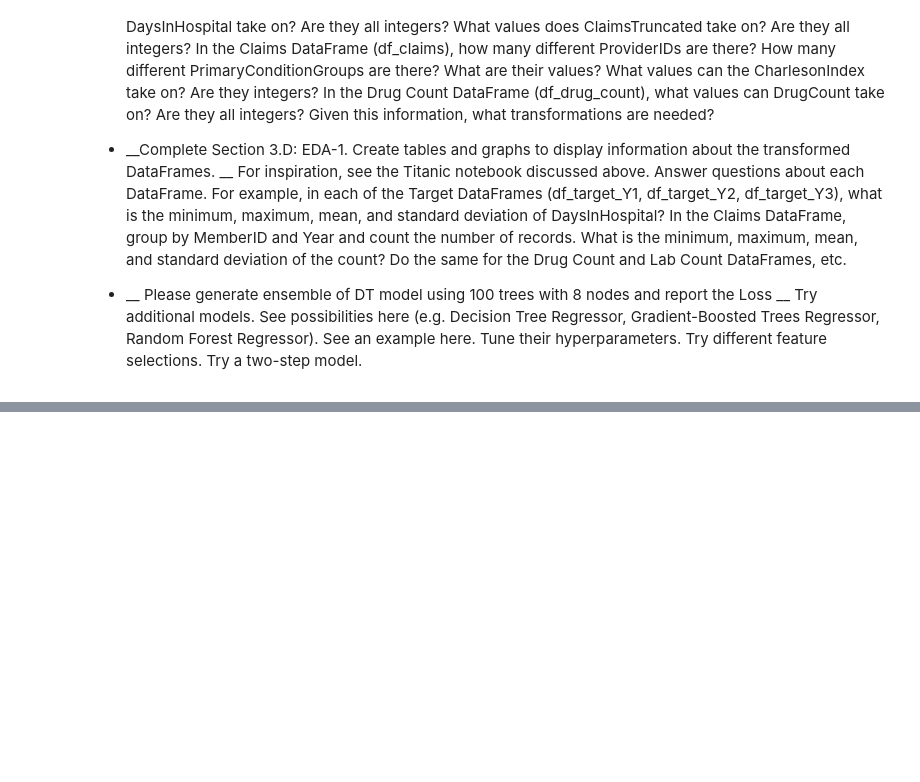
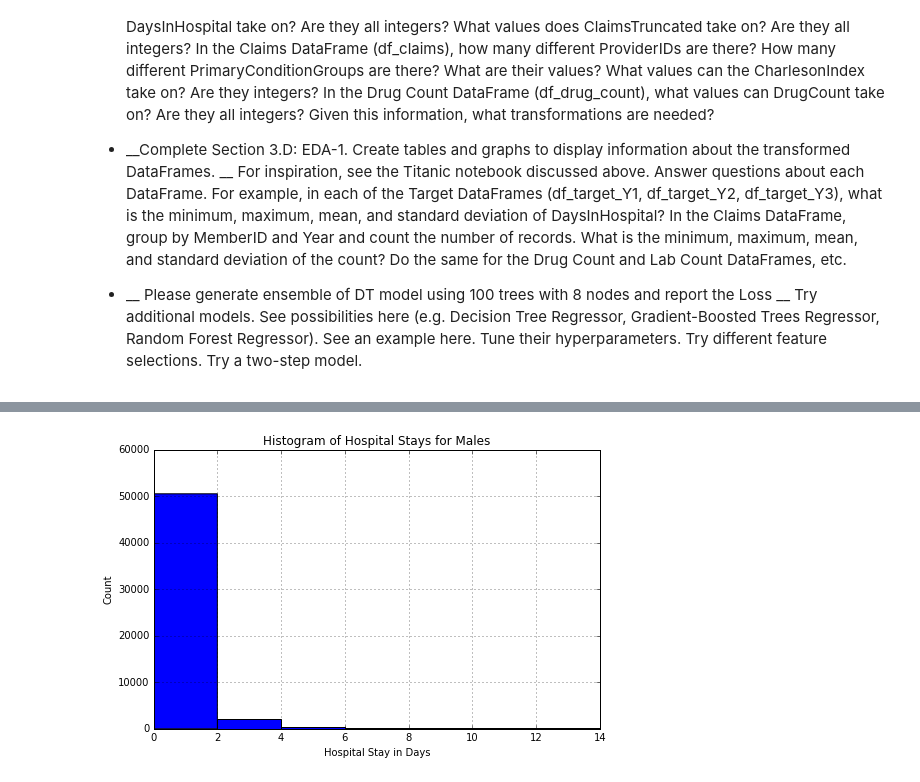
Before and after one commit to ReneeErnst/TargetDataScienceTraining_Public, a Jupyter notebook: Murray_HW4/DAMLAS-HW04-Murray.ipynb, the cells around one changed output, grey strips where cells are left out. Drawn from its saved outputs; the diff is of its cells as text; code cells hidden in the pictures; blank space fills up the shorter version.

```diff
--- a/Murray_HW4/DAMLAS-HW04-Murray.ipynb
+++ b/Murray_HW4/DAMLAS-HW04-Murray.ipynb
@@ -1141,0 +1201,28 @@ Try additional models. See possibilities here (e.g. Decision Tree Regressor, Gra
+# %%
+df_sex_age_hospital = df_aggregated \
+    .join(
+        df_ohe_initial,
+        df_aggregated.member_id_agg == df_ohe_initial.member_id_ohe,
+        'left'
+     ) \
+    .select(
+        df_aggregated.member_id_agg,
+        df_aggregated.label_agg,
+        df_ohe_initial.age,
+        df_ohe_initial.sex
+    )
+# %%
+from pyspark.sql.functions import exp
+
+df_sex_age_hospital2 = df_sex_age_hospital.withColumn("label_agg", (exp("label_agg") - 1))
+
+df_sex_age_hospital2 = df_sex_age_hospital2.na.replace('', 'NA', 'age')
+df_sex_age_hospital2 = df_sex_age_hospital2.na.replace('', 'NA', 'sex')
+
+df_sex_age_hospital2 = df_sex_age_hospital2.selectExpr(
+    "member_id_agg as member_id",
+    "label_agg as days_hospital",
+    "age as age",
+    "sex as sex"
+)
+df_sex_age_hospital2.show()
@@ -1141,0 +1265,4 @@ Try additional models. See possibilities here (e.g. Decision Tree Regressor, Gra
+# %%
+df_male = df_sex_age_hospital2.filter(df_sex_age_hospital2.sex == 'M')
+
+df_male.describe('days_hospital').show()
@@ -1141,0 +1279,15 @@ Try additional models. See possibilities here (e.g. Decision Tree Regressor, Gra
+# %%
+days_hospital_m = df_male.map(lambda x: int(x['days_hospital'])).collect()
+
+plt.figure(figsize=(8,5))
+
+n, bins, patches = plt.hist(days_hospital_m, 7)
+
+plt.xlabel('Hospital Stay in Days')
+plt.ylabel('Count')
+plt.title(r'Histogram of Hospital Stays for Males')
+plt.grid(True)
+
+plt.show()
+# %% [output]
+[figure, added]
```
Also changed, not shown: parts of 19 cells of this notebook, 58 other files.
